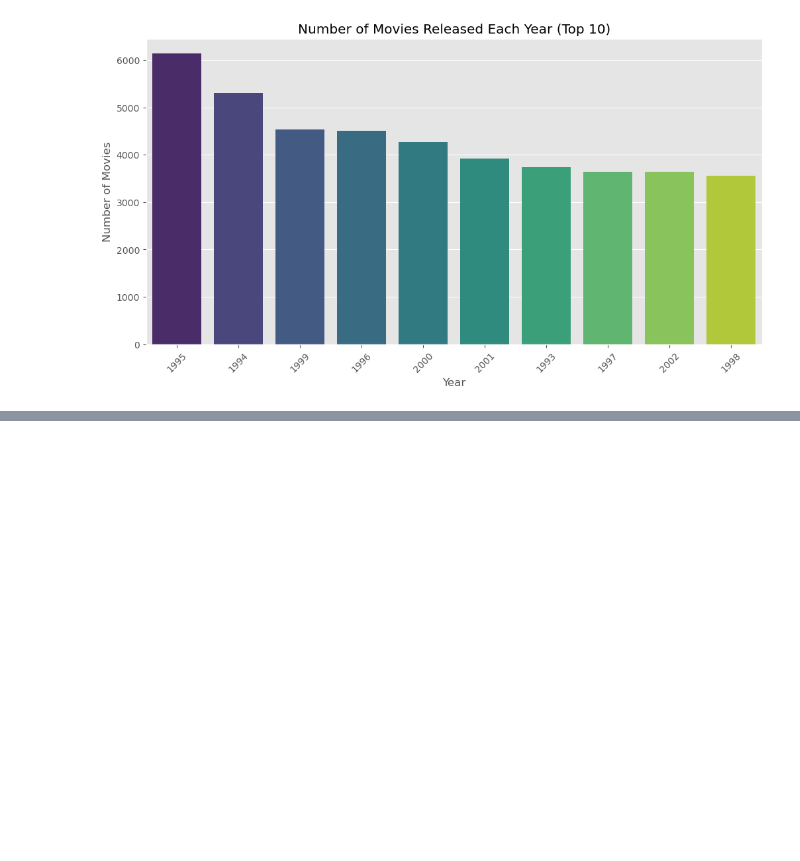
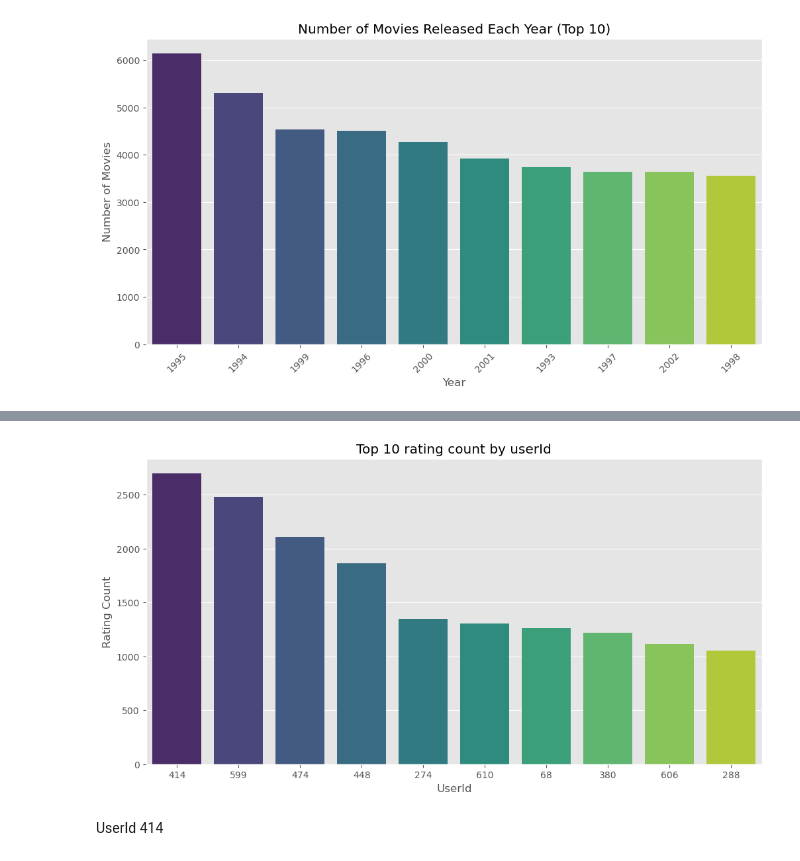
Before and after one commit to liciemw/Recommendation-system, a Jupyter notebook: index.ipynb, the cells around one changed output, grey strips where cells are left out. Cells and saved outputs as stored; diff of their text form; code cells hidden in the pictures; blank space fills up the shorter version.

```diff
--- a/index.ipynb
+++ b/index.ipynb
@@ -303,0 +333,20 @@ plt.show()
+# %%
+#top 10 userId ratings count
+user_rating = result["userId"].value_counts().head(10)
+user_ratings = user_rating.sort_values(ascending=False)  # Sort in ascending order
+
+# Convert the index to strings to prioritize the order based on count values
+user_ratings.index = user_ratings.index.astype(str)
+
+plt.figure(figsize=(12, 6))
+sns.barplot(x=user_ratings.index, y=user_ratings.values, palette='viridis')
+
+plt.xlabel('UserId')
+plt.ylabel('Rating Count')
+plt.title('Top 10 rating count by userId')
+plt.xticks()
+plt.show()
+# %% [output]
+[figure, added]
+# %% [markdown]
+UserId 414
```
Also changed, not shown: parts of 12 cells of this notebook.
